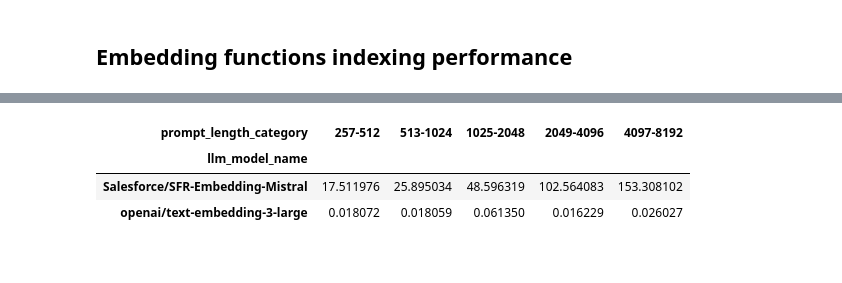
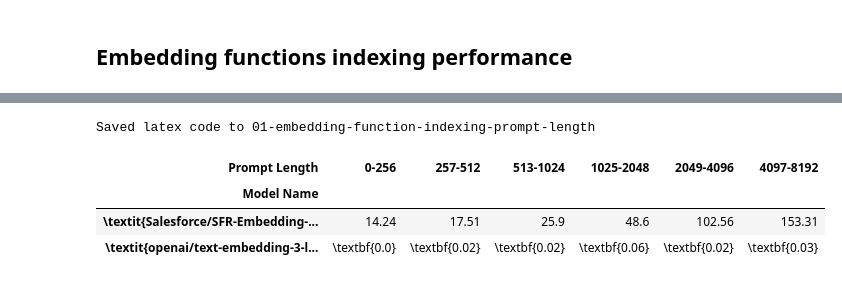
Before and after one commit to nattvara/DA231X, a Jupyter notebook: results/notebooks/performance.ipynb, the cells around one changed output, grey strips where cells are left out. Saved outputs shown, nothing was run; the diff lists cells and outputs as text; code cells hidden in the pictures.

Commit message:
update cells to auto-generate latex tables for embedding function performance

```diff
--- a/results/notebooks/performance.ipynb
+++ b/results/notebooks/performance.ipynb
@@ -367,40 +404,91 @@ df_prompt_handles = dataframes['prompt_handles']
 def categorize_prompt_length(prompt):
     length = len(prompt)
     if length <= 256:
-        return '129-256'
+        return '0-256'
     elif length <= 512:
         return '257-512'
     elif length <= 1024:
         return '513-1024'
     elif length <= 2048:
         return '1025-2048'
     elif length <= 4096:
         return '2049-4096'
     else:
         return '4097-8192'
 
 model_names = ["openai/text-embedding-3-large", "Salesforce/SFR-Embedding-Mistral"]
 prompt_filters = ["Document chunk"]
 
 df_prompt_handles_filtered = df_prompt_handles[
     (df_prompt_handles['state'] == 'finished') &
     (df_prompt_handles['response'].isnull()) &  # embedding prompt_handles do not set this field
     (df_prompt_handles['llm_model_name'].isin(model_names)) &
     (df_prompt_handles['prompt'].apply(lambda x: any(filter_str in x for filter_str in prompt_filters)))
 ].copy()
 
 df_prompt_handles_filtered['total_response_time_s'] = df_prompt_handles_filtered['response_time_taken_s']
 df_prompt_handles_filtered['date'] = df_prompt_handles_filtered['created_at'].dt.date
 df_prompt_handles_filtered['prompt_length_category'] = df_prompt_handles_filtered['prompt'].apply(categorize_prompt_length)
 
 categories = ['0-256', '257-512', '513-1024', '1025-2048', '2049-4096', '4097-8192']
 df_prompt_handles_filtered['prompt_length_category'] = pd.Categorical(df_prompt_handles_filtered['prompt_length_category'], categories=categories, ordered=True)
 
 average_response_time_by_length = df_prompt_handles_filtered.groupby(['llm_model_name', 'prompt_length_category'], observed=True)['total_response_time_s'].mean().unstack()
 
+# -------------------- begin latex code --------------------
+column_names = {
+    '0-256': '0-256',
+    '257-512': '257-512',
+    '513-1024': '513-1024',
+    '1025-2048': '1025-2048',
+    '2049-4096': '2049-4096',
+    '4097-8192': '4097-8192'
+}
+average_response_time_by_length.rename(columns=column_names, inplace=True)
+
+average_response_time_by_length.rename_axis('Prompt Length', axis='columns', inplace=True)
+average_response_time_by_length.rename_axis('Model Name', axis='index', inplace=True)
+
+average_response_time_by_length.index = average_response_time_by_length.index.to_series().apply(lambda x: f"\\textit{{{x}}}")
+
+average_response_time_by_length = average_response_time_by_length.round(2)
+
+def bold_min(s):
+    is_min = s == s.min()
+    return ['\\textbf{' + str(v) + '}' if is_min else str(v) for v, is_min in zip(s, is_min)]
+
+average_response_time_by_length = average_response_time_by_length.apply(bold_min, axis=0)
+
+latex_code = r"""
+\begin{table}[H]
+\centering
+\scriptsize
+\begin{tabular}{@{}lcccccc@{}}
+\toprule
+Prompt Length & 0-256 & 257-512 & 513-1024 & 1025-2048 & 2049-4096 & 4097-8192 \\
+\midrule
+Model Name &  &  &  &  &  &  \\
+"""
+
+for model_name, row in average_response_time_by_length.iterrows():
+    row_data = ' & '.join(f"{val}s" if not pd.isna(val) else '' for val in row)
+    latex_code += f"{model_name} & {row_data} \\\\\n"
+
+latex_code += r"""
+\bottomrule
+\end{tabular}
+\caption{Average Total Response Time per Embedding Function and Prompt Length}
+\label{tab:response_time_by_length}
+\end{table}
+"""
+
+save_table("01-embedding-function-indexing-prompt-length", latex_code)
+# -------------------- end save latex code --------------------
+
 average_response_time_by_length
 # %% [output]
+Saved latex code to 01-embedding-function-indexing-prompt-length
-| prompt_length_category | 257-512 | 513-1024 | 1025-2048 | 2049-4096 | 4097-8192 |
-| llm_model_name |  |  |  |  |  |
-| Salesforce/SFR-Embedding-Mistral | 17.511976 | 25.895034 | 48.596319 | 102.564083 | 153.308102 |
-| openai/text-embedding-3-large | 0.018072 | 0.018059 | 0.061350 | 0.016229 | 0.026027 |
+| Prompt Length | 0-256 | 257-512 | 513-1024 | 1025-2048 | 2049-4096 | 4097-8192 |
+| Model Name |  |  |  |  |  |  |
+| \textit{Salesforce/SFR-Embedding-... | 14.24 | 17.51 | 25.9 | 48.6 | 102.56 | 153.31 |
+| \textit{openai/text-embedding-3-l... | \textbf{0.0} | \textbf{0.02} | \textbf{0.02} | \textbf{0.06} | \textbf{0.02} | \textbf{0.03} |
```
Also changed, not shown: parts of 3 cells of this notebook, 3 other files.
